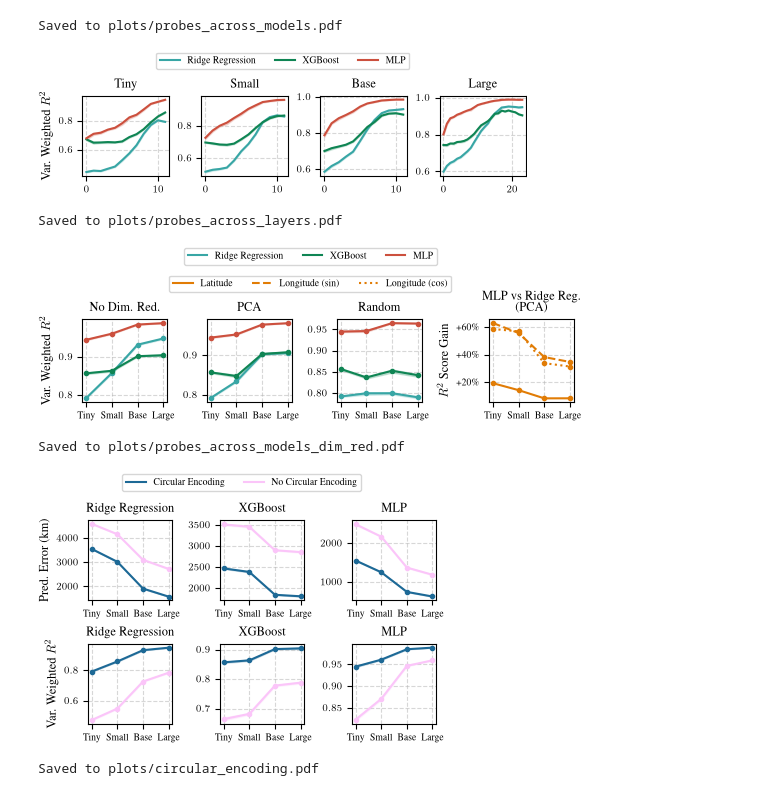
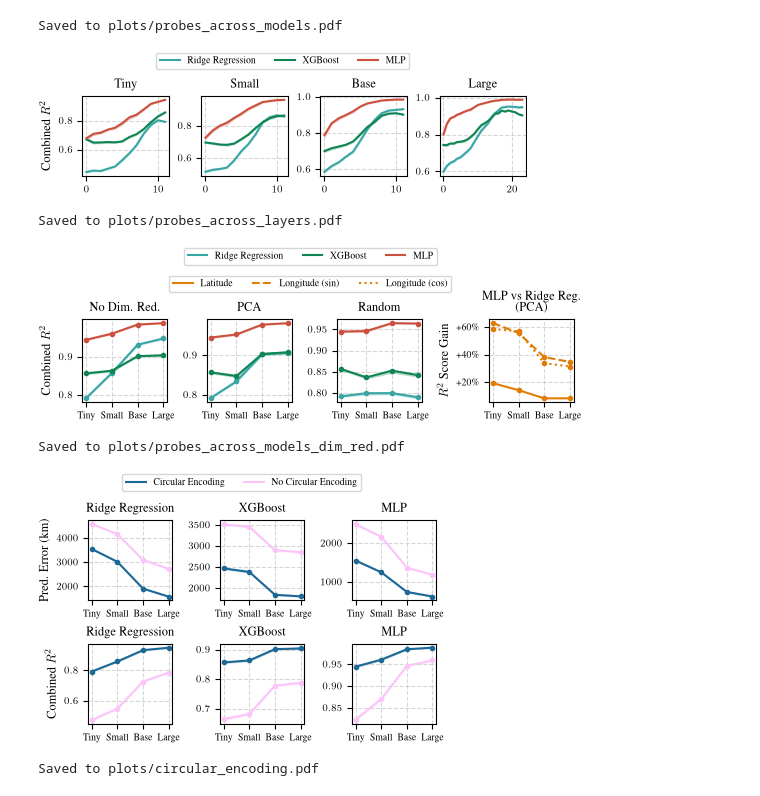
Before and after one commit to kdybek/terramind_probing, a Jupyter notebook: plots.ipynb, the cells around one changed output. Cells and saved outputs as stored; diff of their text form; code cells hidden in the pictures.

Commit message:
updated plots

```diff
--- a/plots.ipynb
+++ b/plots.ipynb
@@ -266,35 +266,35 @@ for ax, model in zip(axes, MODEL_NAMES, strict=True):
 
             assert len(sub_df) == NUM_FOLDS, f"Expected {NUM_FOLDS} folds, but got {len(sub_df)} for model={model}, probe={probe}"
 
             scores = sub_df["r2_all"].values
             mean, lo, hi = mean_bootstrap_ci(scores)
             means.append(mean)
             los.append(lo)
             his.append(hi)
 
         x = np.arange(NUM_LAYERS_DICT[model])
         ax.plot(x, means, label=PROBE_LABELS[probe], color=PROBE_COLORS[probe])
         ax.fill_between(x, los, his, alpha=0.2, color=PROBE_COLORS[probe])
 
     ax.set_title(MODEL_LABELS[model])
     ax.grid(True, linestyle="--", alpha=0.5)
 
-axes[0].set_ylabel("Var. Weighted $R^2$")
+axes[0].set_ylabel("Combined $R^2$")
 
 fig.legend(
     color_handles,
     PROBE_LABELS.values(),
     loc="upper center",
     bbox_to_anchor=(0.5, 1.22),
     ncol=len(PROBE_NAMES),
     frameon=True,
 )
 
 plt.savefig("plots/probes_across_layers.pdf", bbox_inches="tight")
 plt.show()
 print("\nSaved to plots/probes_across_layers.pdf")
 # %% [output]
-[figure, old version]
+[figure, new version]
 Saved to plots/probes_across_layers.pdf
 # %%
 import os
@@ -357,7 +357,7 @@ for ax, dim_red in zip(axes[:3], DIM_REDUCTION_NAMES, strict=True):
     ax.set_title(DIM_REDUCTION_LABELS[dim_red])
     ax.grid(True, linestyle="--", alpha=0.5)
 
-axes[0].set_ylabel("Var. Weighted $R^2$")
+axes[0].set_ylabel("Combined $R^2$")
 
 for tgt in TARGET_NAMES:
     rel_gains = []
@@ -406,7 +406,7 @@ plt.savefig("plots/probes_across_models_dim_red.pdf", bbox_inches="tight")
 plt.show()
 print("\nSaved to plots/probes_across_models_dim_red.pdf")
 # %% [output]
-[figure, old version]
+[figure, new version]
 Saved to plots/probes_across_models_dim_red.pdf
 # %%
 import os
@@ -468,7 +468,7 @@ for ax_, metric in zip(axes, ["pred_error_km", "r2_all"], strict=True):
             ax.grid(True, linestyle="--", alpha=0.5)
 
 axes[0, 0].set_ylabel("Pred. Error (km)")
-axes[1, 0].set_ylabel("Var. Weighted $R^2$")
+axes[1, 0].set_ylabel("Combined $R^2$")
 
 fig.legend(
     circ_enc_color_handles,
@@ -483,5 +483,5 @@ plt.savefig("plots/circular_encoding.pdf", bbox_inches="tight")
 plt.show()
 print("\nSaved to plots/circular_encoding.pdf")
 # %% [output]
-[figure, old version]
+[figure, new version]
 Saved to plots/circular_encoding.pdf
```
Also changed, not shown: parts of 1 cell of this notebook.
